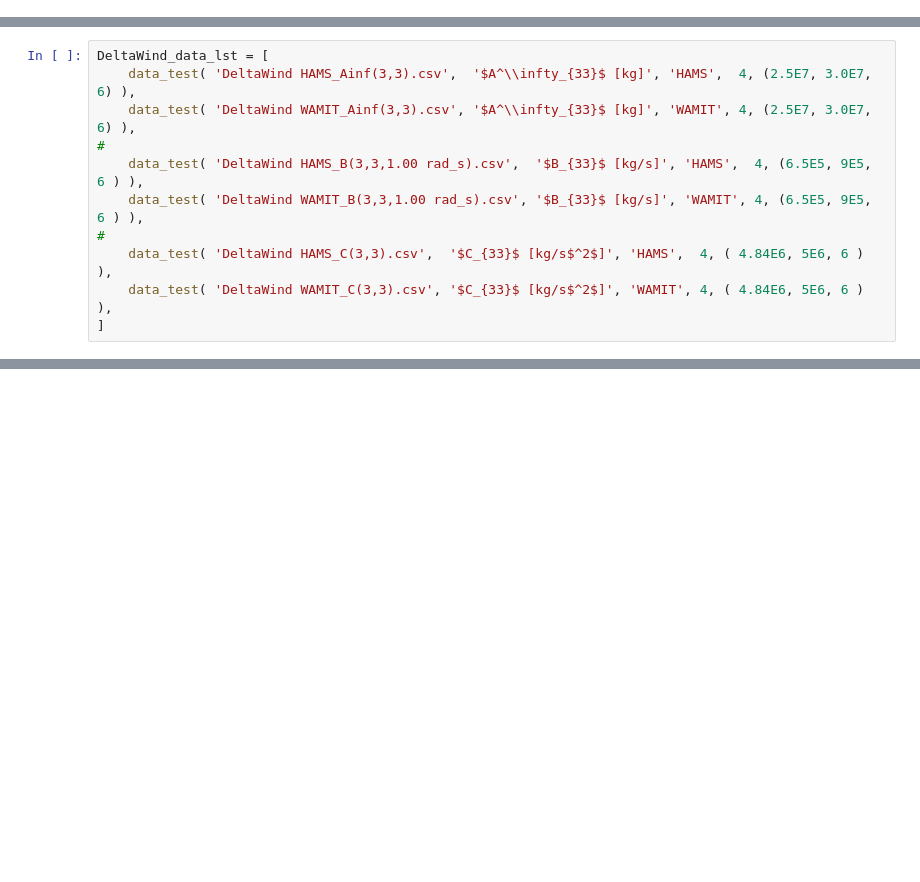
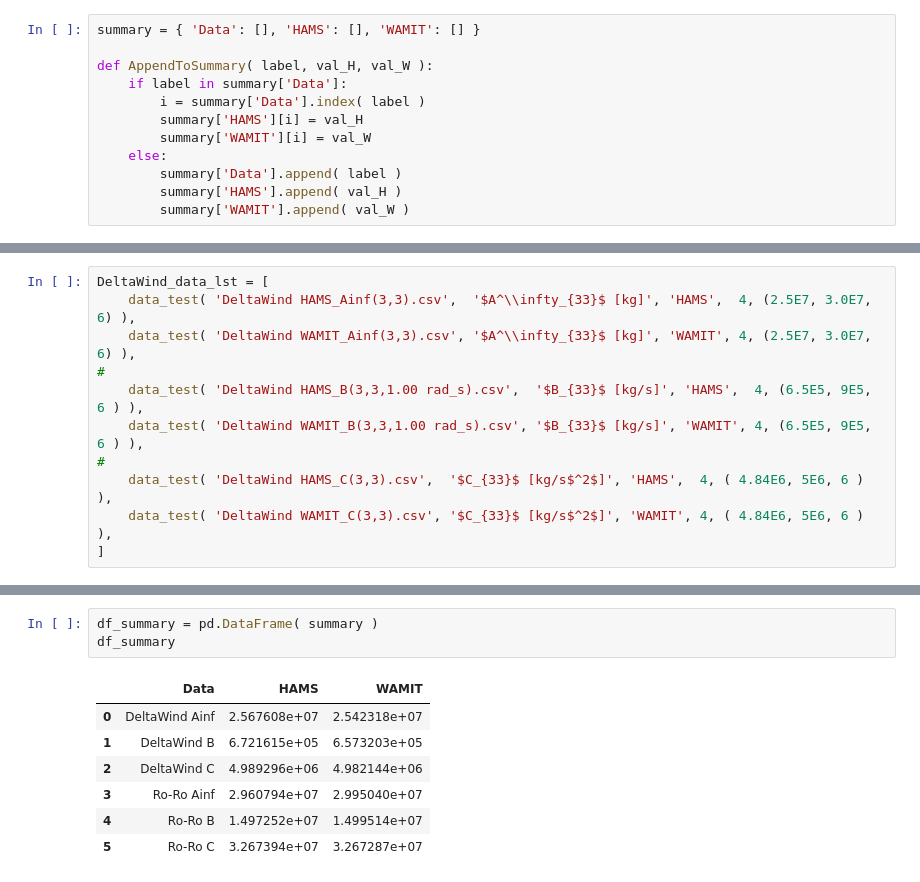
Before and after one commit to joaochenriques/HydroFit, a Jupyter notebook: Fit_V01.ipynb, the cells around one changed output, grey strips where cells are left out. Drawn from its saved outputs; the diff is of its cells as text; blank space fills up the shorter version.

```diff
--- a/Fit_V01.ipynb
+++ b/Fit_V01.ipynb
@@ -37,3 +26,15 @@ $f(h) = a+\alpha h^p$
+# %%
+summary = { 'Data': [], 'HAMS': [], 'WAMIT': [] }
+
+def AppendToSummary( label, val_H, val_W ):
+    if label in summary['Data']:
+        i = summary['Data'].index( label )
+        summary['HAMS'][i] = val_H
+        summary['WAMIT'][i] = val_W
+    else:
+        summary['Data'].append( label )
+        summary['HAMS'].append( val_H )
+        summary['WAMIT'].append( val_W )
 # %%
 def normalize( x ):
     m = np.max(x)
@@ -417 +424,12 @@ popt_H[0]*u_max_H, popt_W[0]*u_max_W
 [drawing not drawn]
+# %%
+df_summary = pd.DataFrame( summary )
+df_summary
+# %% [output]
+|  | Data | HAMS | WAMIT |
+| 0 | DeltaWind Ainf | 2.567608e+07 | 2.542318e+07 |
+| 1 | DeltaWind B | 6.721615e+05 | 6.573203e+05 |
+| 2 | DeltaWind C | 4.989296e+06 | 4.982144e+06 |
+| 3 | Ro-Ro Ainf | 2.960794e+07 | 2.995040e+07 |
+| 4 | Ro-Ro B | 1.497252e+07 | 1.499514e+07 |
+| 5 | Ro-Ro C | 3.267394e+07 | 3.267287e+07 |
```
Also changed, not shown: parts of 11 cells of this notebook.
